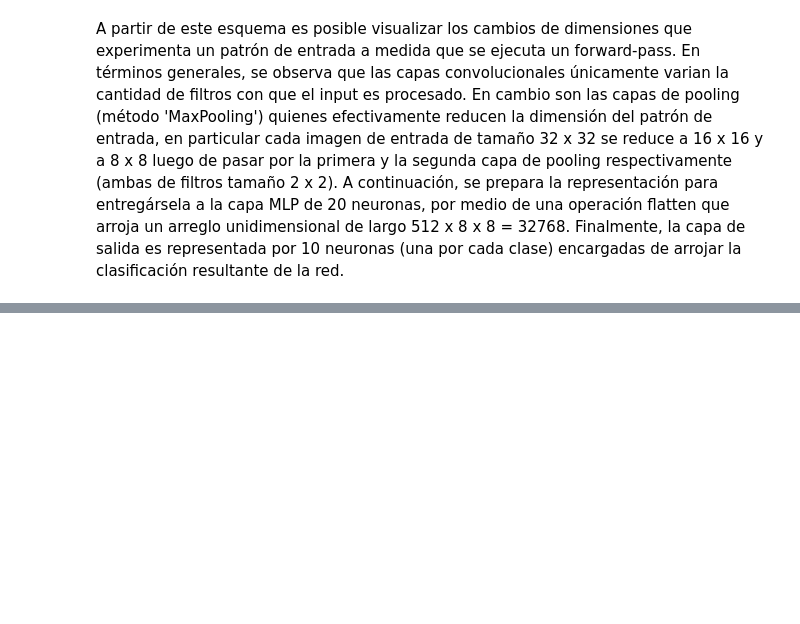
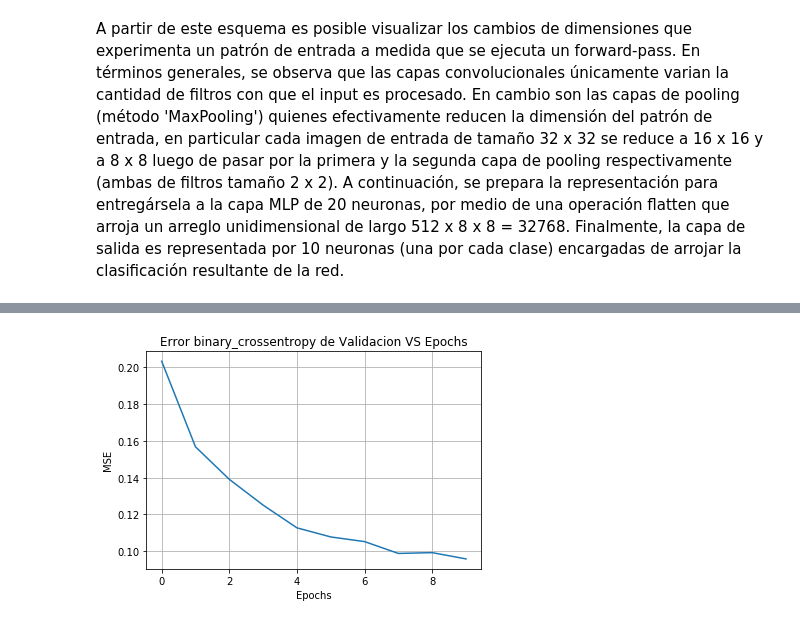
Before and after one commit to jeremyisai93/tarea2-RN, a Jupyter notebook: Pregunta-2.ipynb, the cells around one changed output, grey strips where cells are left out. Drawn from its saved outputs; the diff is of its cells as text; code cells hidden in the pictures; blank space fills up the shorter version.

```diff
--- a/Pregunta-2.ipynb
+++ b/Pregunta-2.ipynb
@@ -161,0 +193,10 @@ Epoch 1/10
+# %%
+plt.xlabel("Epochs")
+plt.ylabel("MSE")
+plt.title("Error binary_crossentropy de Validacion VS Epochs")
+plt.plot(hist.epoch, hist.history['val_loss'])
+plt.grid(True)
+
+plt.show()
+# %% [output]
+[figure, added]
```
Also changed, not shown: parts of 11 cells of this notebook, 1 other file.
